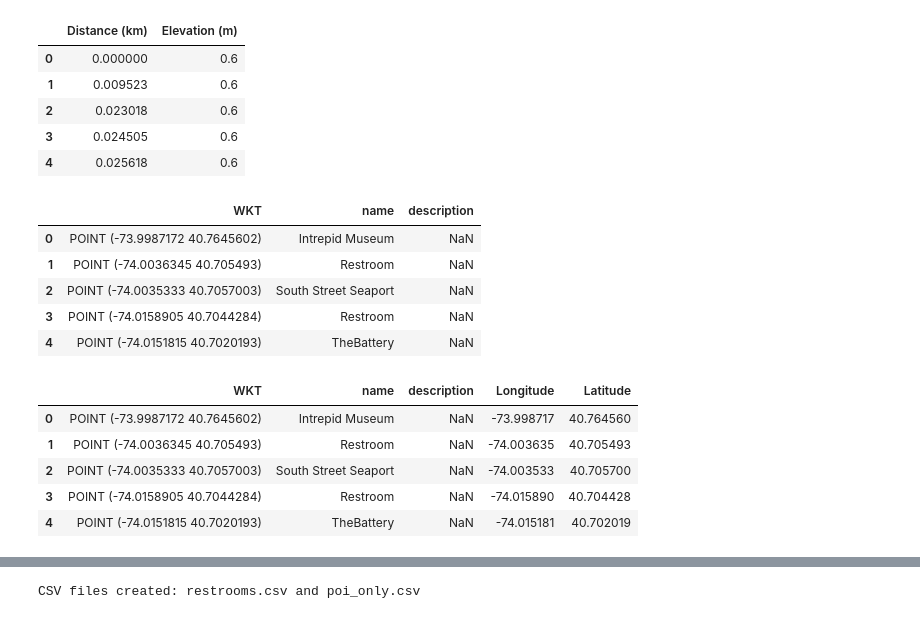
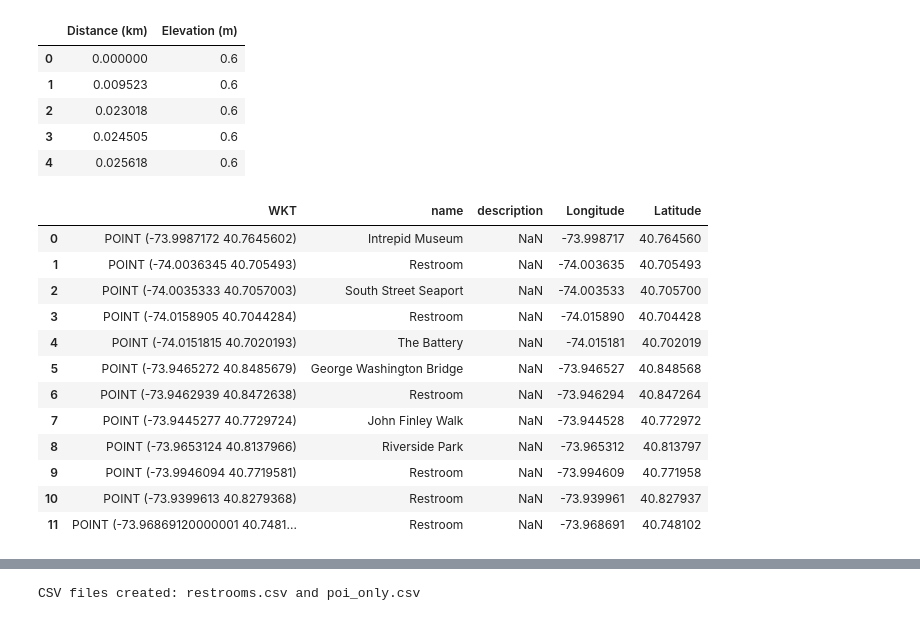
Before and after one commit to chezseashell/BikeLoopChart, a Jupyter notebook: Manhattan_Loop.ipynb, the cells around one changed output, grey strips where cells are left out. Saved outputs shown, nothing was run; the diff lists cells and outputs as text; code cells hidden in the pictures.

```diff
--- a/Manhattan_Loop.ipynb
+++ b/Manhattan_Loop.ipynb
@@ -57,32 +56,29 @@ import re
 # Load CSV
 file_path = "ManhattanPOI.csv"
 POI_df = pd.read_csv(file_path)
-
-# Show cleaned data
-POI_df.head()
-# %% [output]
-|  | WKT | name | description |
-| 0 | POINT (-73.9987172 40.7645602) | Intrepid Museum | NaN |
-| 1 | POINT (-74.0036345 40.705493) | Restroom | NaN |
-| 2 | POINT (-74.0035333 40.7057003) | South Street Seaport | NaN |
-| 3 | POINT (-74.0158905 40.7044284) | Restroom | NaN |
-| 4 | POINT (-74.0151815 40.7020193) | TheBattery | NaN |
 # %%
 # Extract latitude and longitude using regex
 POI_df[['Longitude', 'Latitude']] = POI_df['WKT'].str.extract(r'POINT \((-?\d+\.\d+) (-?\d+\.\d+)\)')
 
 # Convert to float
 POI_df['Longitude'] = POI_df['Longitude'].astype(float)
 POI_df['Latitude'] = POI_df['Latitude'].astype(float)
 
-POI_df.head()
+POI_df
 # %% [output]
 |  | WKT | name | description | Longitude | Latitude |
 | 0 | POINT (-73.9987172 40.7645602) | Intrepid Museum | NaN | -73.998717 | 40.764560 |
 | 1 | POINT (-74.0036345 40.705493) | Restroom | NaN | -74.003635 | 40.705493 |
 | 2 | POINT (-74.0035333 40.7057003) | South Street Seaport | NaN | -74.003533 | 40.705700 |
 | 3 | POINT (-74.0158905 40.7044284) | Restroom | NaN | -74.015890 | 40.704428 |
-| 4 | POINT (-74.0151815 40.7020193) | TheBattery | NaN | -74.015181 | 40.702019 |
+| 4 | POINT (-74.0151815 40.7020193) | The Battery | NaN | -74.015181 | 40.702019 |
+| 5 | POINT (-73.9465272 40.8485679) | George Washington Bridge | NaN | -73.946527 | 40.848568 |
+| 6 | POINT (-73.9462939 40.8472638) | Restroom | NaN | -73.946294 | 40.847264 |
+| 7 | POINT (-73.9445277 40.7729724) | John Finley Walk | NaN | -73.944528 | 40.772972 |
+| 8 | POINT (-73.9653124 40.8137966) | Riverside Park | NaN | -73.965312 | 40.813797 |
+| 9 | POINT (-73.9946094 40.7719581) | Restroom | NaN | -73.994609 | 40.771958 |
+| 10 | POINT (-73.9399613 40.8279368) | Restroom | NaN | -73.939961 | 40.827937 |
+| 11 | POINT (-73.96869120000001 40.7481... | Restroom | NaN | -73.968691 | 40.748102 |
 # %%
 POI_df = POI_df.drop(['WKT', 'description'], axis=1)
 # %%
```
Also changed, not shown: parts of 11 cells of this notebook, 13 other files.
